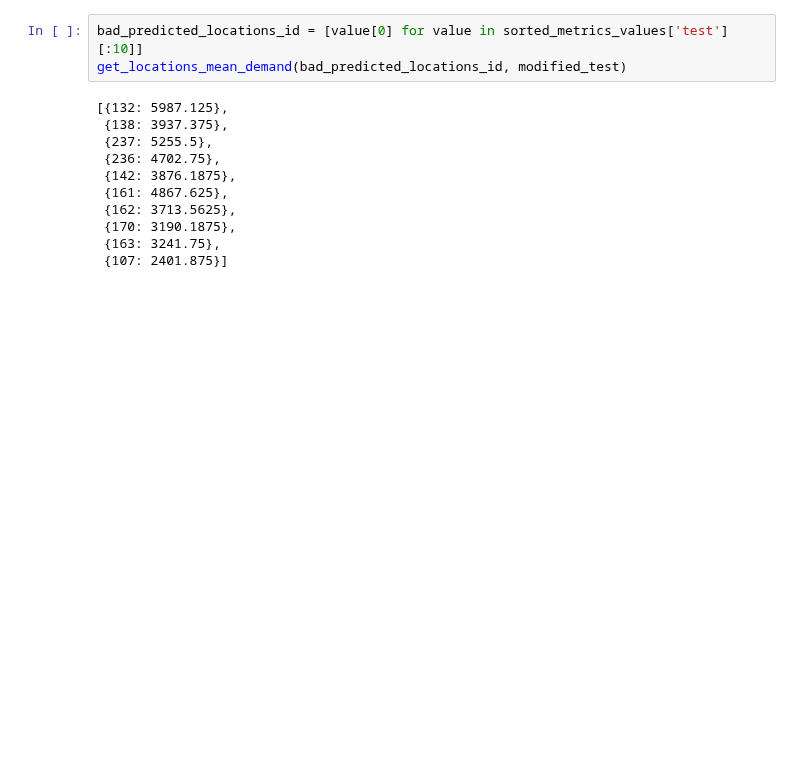
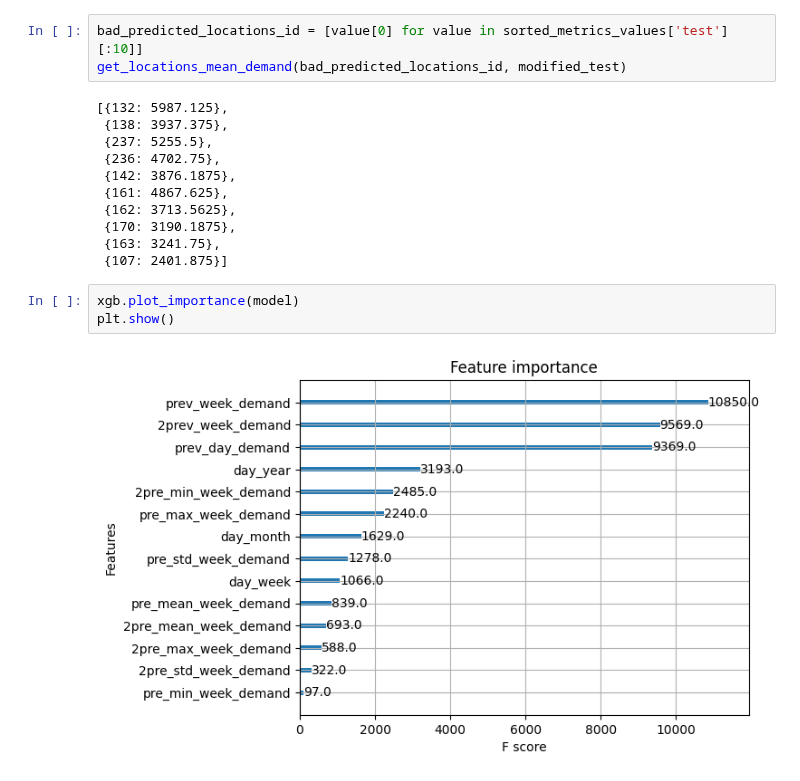
Before and after one commit to danaeis/shoofer-demand-prediction, a Jupyter notebook: Shoojer_phase_1 (ML).ipynb, the cells around one changed output. Saved outputs shown, nothing was run; the diff lists cells and outputs as text; blank space fills up the shorter version.

Commit message:
refactor: Add all features, compare feature importance

```diff
--- a/Shoojer_phase_1 (ML).ipynb
+++ b/Shoojer_phase_1 (ML).ipynb
@@ -482,3 +493,8 @@ get_locations_mean_demand(bad_predicted_locations_id, modified_test)
  {170: 3190.1875},
  {163: 3241.75},
  {107: 2401.875}]
+# %%
+xgb.plot_importance(model)
+plt.show()
+# %% [output]
+[figure, added]
```
Also changed, not shown: parts of 14 cells of this notebook.
